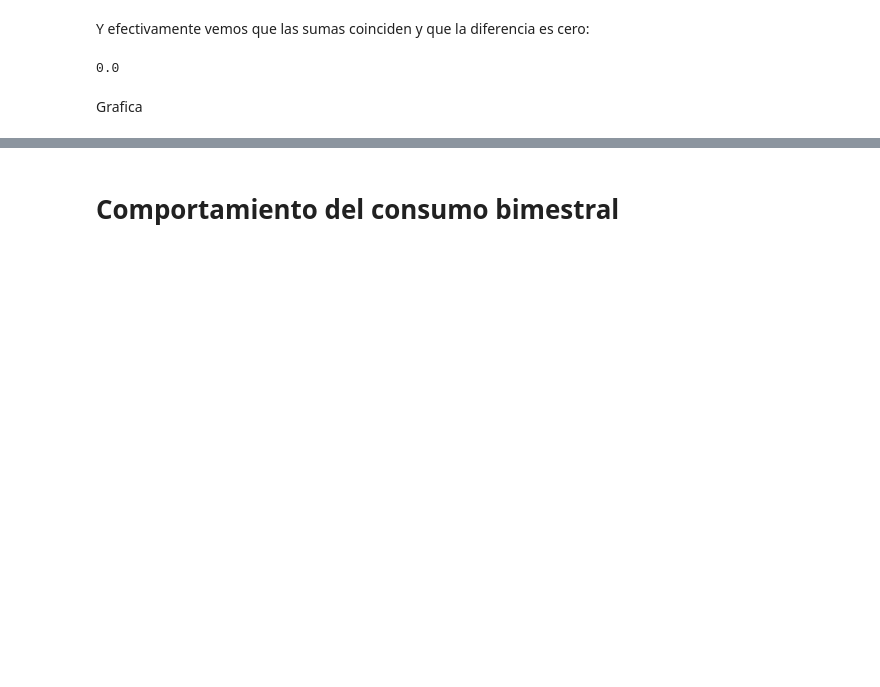
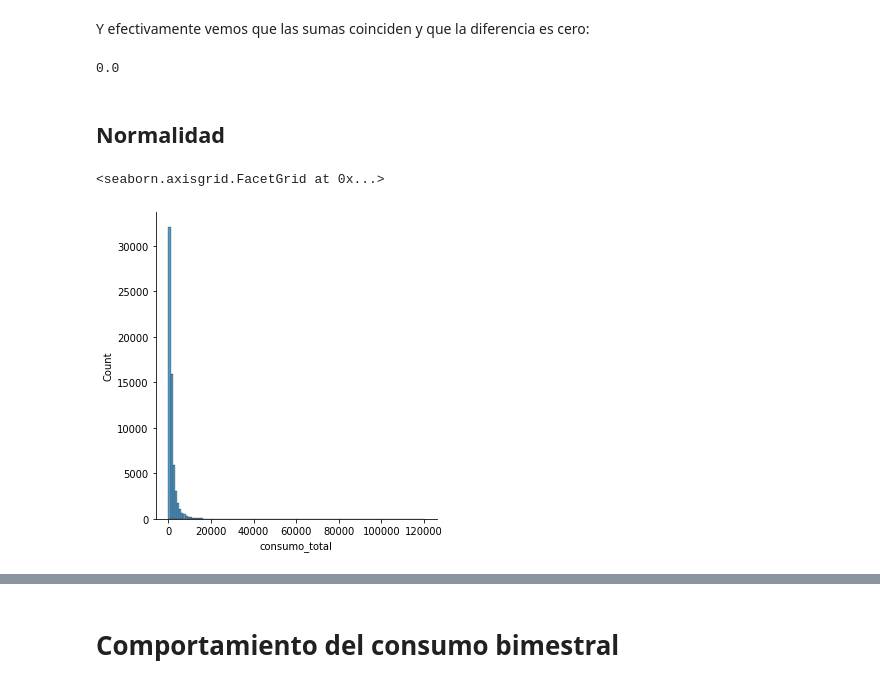
Before and after one commit to lechugaa/intro_ds_p1_consumo_agua, a Jupyter notebook: agua_profiling_expo.ipynb, the cells around one changed output, grey strips where cells are left out. Drawn from its saved outputs; the diff is of its cells as text; code cells hidden in the pictures; blank space fills up the shorter version.

```diff
--- a/agua_profiling_expo.ipynb
+++ b/agua_profiling_expo.ipynb
@@ -608,5 +626,10 @@ Y efectivamente vemos que las sumas coinciden y que la diferencia es cero:
 con_tot - con_tot_comp
 # %% [output]
 0.0
-# %% [markdown]
-Grafica
+# %% [markdown]
+## Normalidad
+# %%
+sns.displot(data_sin_na, x="consumo_total", binwidth=1000)
+# %% [output]
+<seaborn.axisgrid.FacetGrid at 0x...>
+[figure, added]
```
Also changed, not shown: parts of 5 cells of this notebook.
